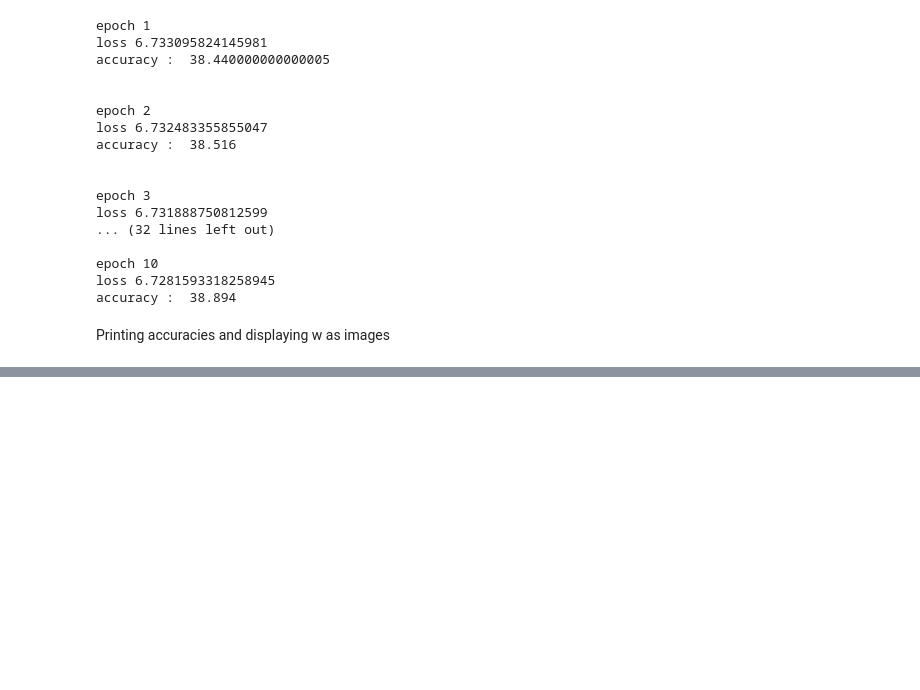
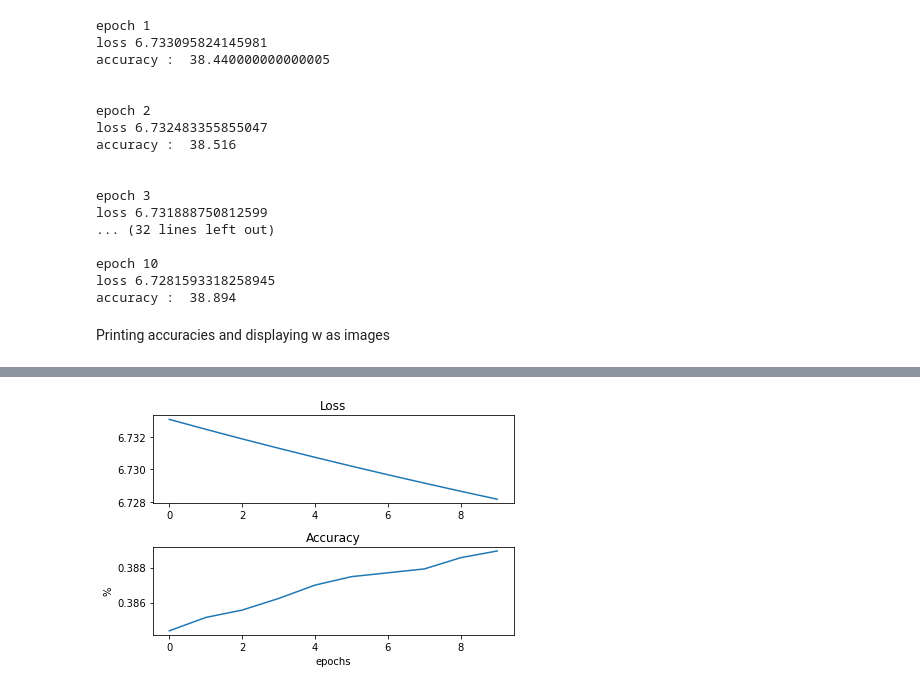
Before and after one commit to pahanmendis/EN2550, a Jupyter notebook: Assignment4.ipynb, the cells around one changed output, grey strips where cells are left out. Cells and saved outputs as stored; diff of their text form; code cells hidden in the pictures; blank space fills up the shorter version.

Commit message:
task 1
code for plotting accuracies and losses

```diff
--- a/Assignment4.ipynb
+++ b/Assignment4.ipynb
@@ -103,3 +103,17 @@ loss 6.7281593318258945
 accuracy :  38.894
 # %% [markdown]
 Printing accuracies and displaying w as images
+# %%
+print('final loss : ',loss)
+print('final accuracy : ',accuracy*100)
+
+fig,ax = plt.subplots(2,1)
+ax[0].plot(reg,loss_history)
+ax[1].plot(reg,train_acc_history)
+ax[0].set_title('Loss')
+ax[1].set_title('Accuracy')
+ax[1].set_xlabel('epochs')
+ax[1].set_ylabel('%')
+fig.tight_layout()
+plt.show()
+# %% [output]
@@ -105,0 +122 @@ Printing accuracies and displaying w as images
+[figure, added]
```
Also changed, not shown: parts of 1 cell of this notebook.
